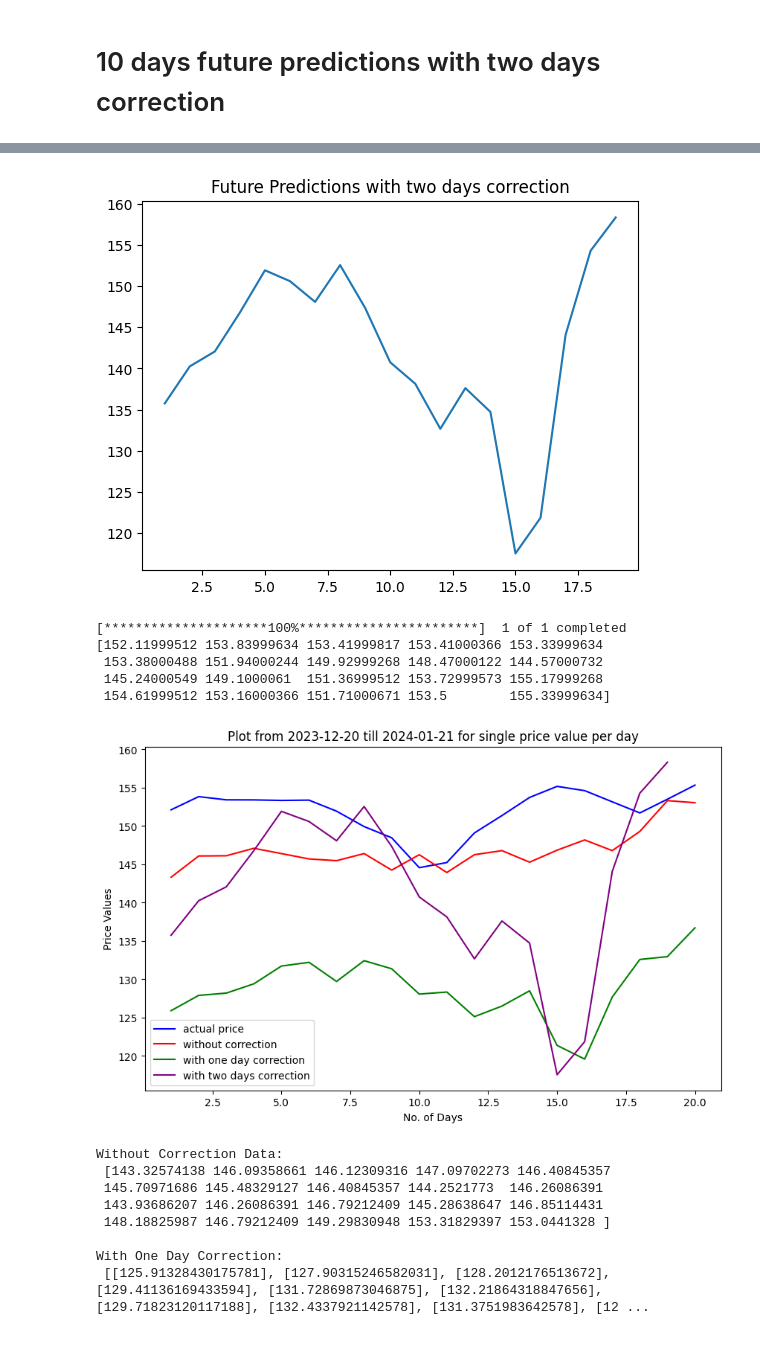
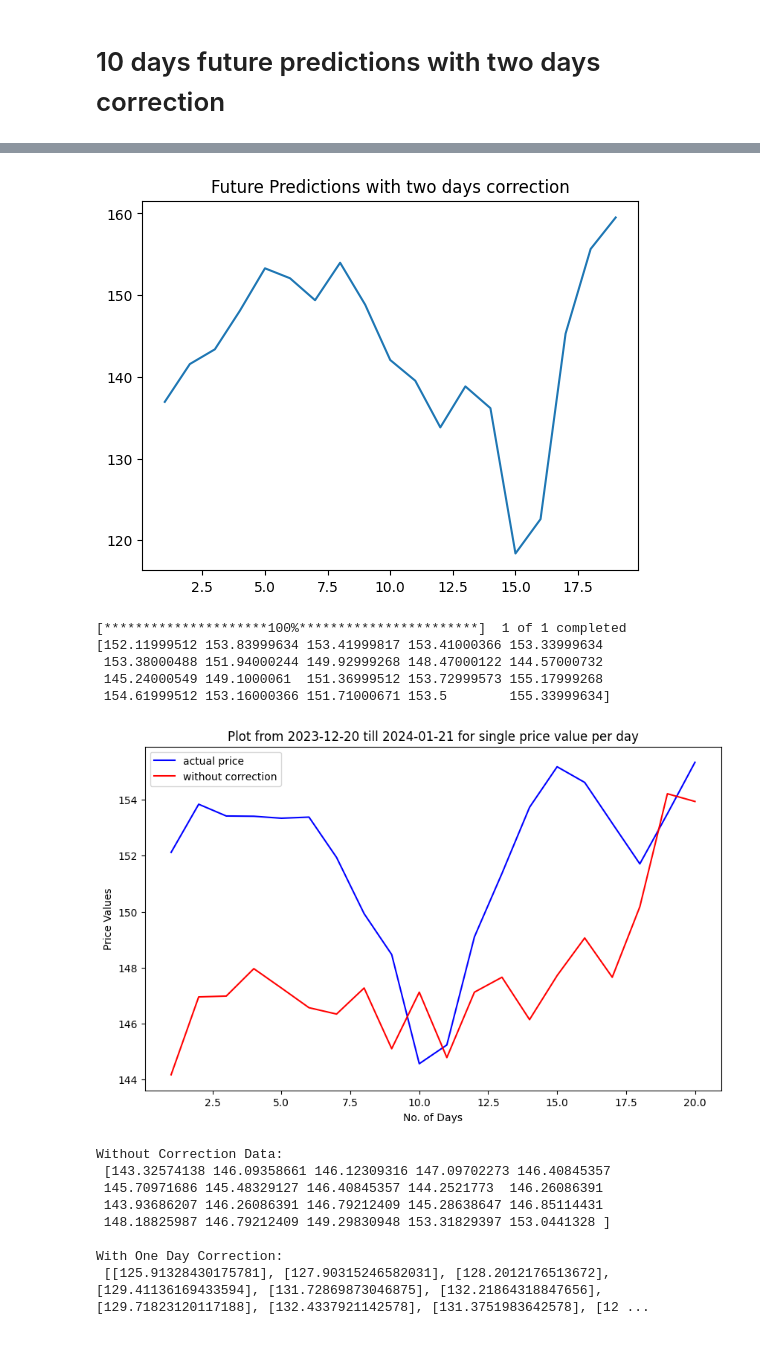
Before and after one commit to MissMais/ML-Project, a Jupyter notebook: LSTM_Model(Updated).ipynb, the cells around one changed output, grey strips where cells are left out. Cells and saved outputs as stored; diff of their text form; code cells hidden in the pictures.

```diff
--- a/LSTM_Model(Updated).ipynb
+++ b/LSTM_Model(Updated).ipynb
@@ -10,7 +10,7 @@ from sklearn.metrics import mean_squared_error, mean_absolute_error, accuracy_sc
 from math import sqrt
 # %%
 ticker = "AMZN"
-start = "2018-04-01"
+start = "2017-04-01"
 end = "2023-12-21"
 # %%
 df = yf.download(ticker, start=start, end=end)
@@ -336,7 +336,7 @@ plt.title('Future Predictions with two days correction')
 plt.plot(day,pred_2Days_correction)
 plt.show()
 # %% [output]
-[figure, old version]
+[figure, new version]
 # %%
 ticker = "AMZN"
 start='2023-12-20'
@@ -364,16 +364,16 @@ day_with2Days = np.arange(1,20)
 # %%
 plt.figure(figsize=(10,6))
 plt.title(f'Plot from {start} till {end} for single price value per day')
 plt.xlabel('No. of Days')
 plt.ylabel('Price Values')
 plt.plot(day_actual, actual_data, label = 'actual price', color='blue')
 plt.plot(day_without, pred_without_correction, label = 'without correction', color='red')
-plt.plot(day_with1Day, pred_1Day_correction, label = 'with one day correction', color='green')
-plt.plot(day_with2Days, pred_2Days_correction, label = 'with two days correction', color='purple')
+# plt.plot(day_with1Day, pred_1Day_correction, label = 'with one day correction', color='green')
+# plt.plot(day_with2Days, pred_2Days_correction, label = 'with two days correction', color='purple')
 plt.legend()
 plt.show()
 # %% [output]
-[figure, old version]
+[figure, new version]
 # %%
 print("Without Correction Data:\n",pred_without_correction,"\n")
 print("With One Day Correction:\n",pred_1Day_correction,"\n")
```
Also changed, not shown: parts of 13 cells of this notebook, 6 other files.
